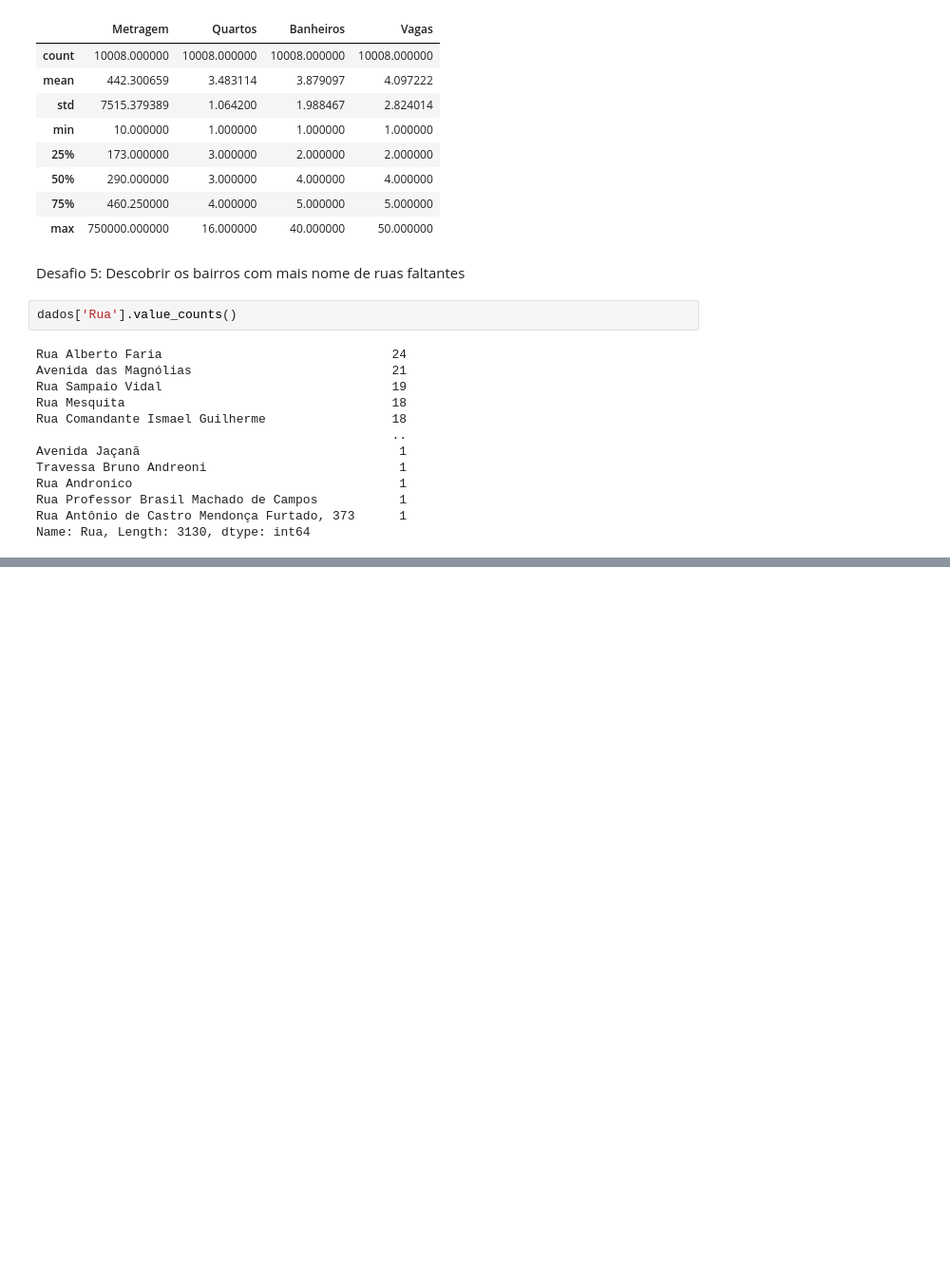
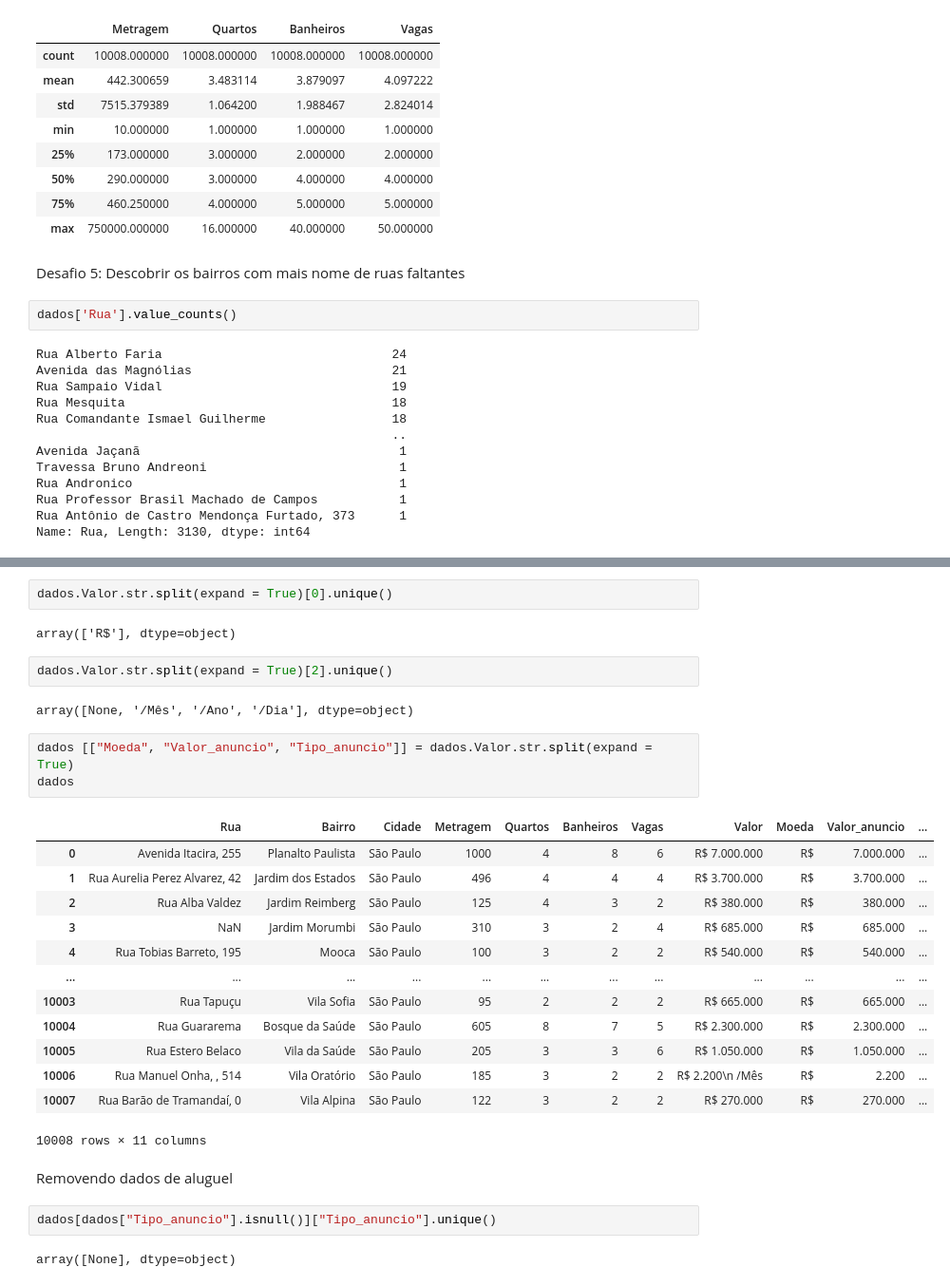
Before and after one commit to wnbrandao/wnbrandao, a Jupyter notebook: Imersão_Alura.ipynb, the cells around one changed output, grey strips where cells are left out. Shown: that part at 95% size. Cells and saved outputs as stored; diff of their text form; blank space fills up the shorter version.

```diff
--- a/Imersão_Alura.ipynb
+++ b/Imersão_Alura.ipynb
@@ -163,0 +204,31 @@ bairros_sem_rua
+# %%
+dados.Valor.str.split(expand = True)[0].unique()
+# %% [output]
+array(['R$'], dtype=object)
+# %%
+dados.Valor.str.split(expand = True)[2].unique()
+# %% [output]
+array([None, '/Mês', '/Ano', '/Dia'], dtype=object)
+# %%
+dados [["Moeda", "Valor_anuncio", "Tipo_anuncio"]] = dados.Valor.str.split(expand = True)
+dados
+# %% [output]
+|  | Rua | Bairro | Cidade | Metragem | Quartos | Banheiros | Vagas | Valor | Moeda | Valor_anuncio | ... |
+| 0 | Avenida Itacira, 255 | Planalto Paulista | São Paulo | 1000 | 4 | 8 | 6 | R$ 7.000.000 | R$ | 7.000.000 | ... |
+| 1 | Rua Aurelia Perez Alvarez, 42 | Jardim dos Estados | São Paulo | 496 | 4 | 4 | 4 | R$ 3.700.000 | R$ | 3.700.000 | ... |
+| 2 | Rua Alba Valdez | Jardim Reimberg | São Paulo | 125 | 4 | 3 | 2 | R$ 380.000 | R$ | 380.000 | ... |
+| 3 | NaN | Jardim Morumbi | São Paulo | 310 | 3 | 2 | 4 | R$ 685.000 | R$ | 685.000 | ... |
+| 4 | Rua Tobias Barreto, 195 | Mooca | São Paulo | 100 | 3 | 2 | 2 | R$ 540.000 | R$ | 540.000 | ... |
+| ... | ... | ... | ... | ... | ... | ... | ... | ... | ... | ... | ... |
+| 10003 | Rua Tapuçu | Vila Sofia | São Paulo | 95 | 2 | 2 | 2 | R$ 665.000 | R$ | 665.000 | ... |
+| 10004 | Rua Guararema | Bosque da Saúde | São Paulo | 605 | 8 | 7 | 5 | R$ 2.300.000 | R$ | 2.300.000 | ... |
+| 10005 | Rua Estero Belaco | Vila da Saúde | São Paulo | 205 | 3 | 3 | 6 | R$ 1.050.000 | R$ | 1.050.000 | ... |
+| 10006 | Rua Manuel Onha, , 514 | Vila Oratório | São Paulo | 185 | 3 | 2 | 2 | R$ 2.200\n /Mês | R$ | 2.200 | ... |
+| 10007 | Rua Barão de Tramandaí, 0 | Vila Alpina | São Paulo | 122 | 3 | 2 | 2 | R$ 270.000 | R$ | 270.000 | ... |
+10008 rows × 11 columns
+# %% [markdown]
+Removendo dados de aluguel
+# %%
+dados[dados["Tipo_anuncio"].isnull()]["Tipo_anuncio"].unique()
+# %% [output]
+array([None], dtype=object)
```
Also changed, not shown: parts of 15 cells of this notebook.
